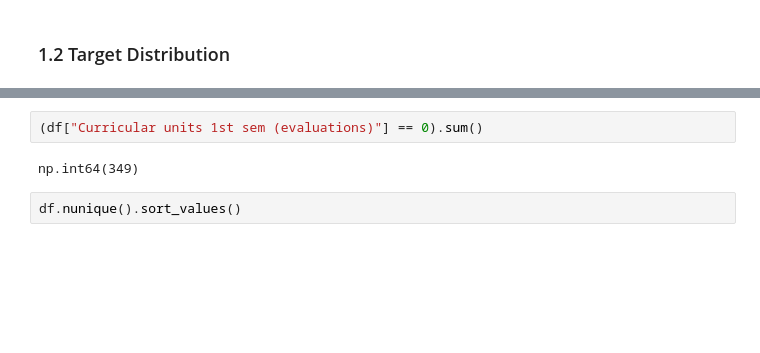
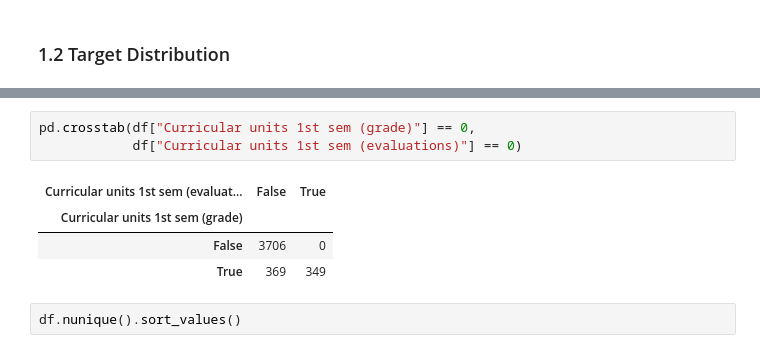
Before and after one commit to Ayesh2002/ml-student-dropout, a Jupyter notebook: 01_logistic_regression.ipynb, the cells around one changed output, grey strips where cells are left out. Drawn from its saved outputs; the diff is of its cells as text; blank space fills up the shorter version.

Commit message:
Add target distribution and zero-grade verification to sections 1.2 and 1.3

```diff
--- a/01_logistic_regression.ipynb
+++ b/01_logistic_regression.ipynb
@@ -57,7 +58,11 @@ memory usage: 1.2+ MB
 # %%
-(df["Curricular units 1st sem (evaluations)"] == 0).sum()
+pd.crosstab(df["Curricular units 1st sem (grade)"] == 0,
+            df["Curricular units 1st sem (evaluations)"] == 0)
 # %% [output]
-np.int64(349)
+| Curricular units 1st sem (evaluat... | False | True |
+| Curricular units 1st sem (grade) |  |  |
+| False | 3706 | 0 |
+| True | 369 | 349 |
 # %%
 df.nunique().sort_values()
 # %% [output]
```
Also changed, not shown: parts of 4 cells of this notebook.
